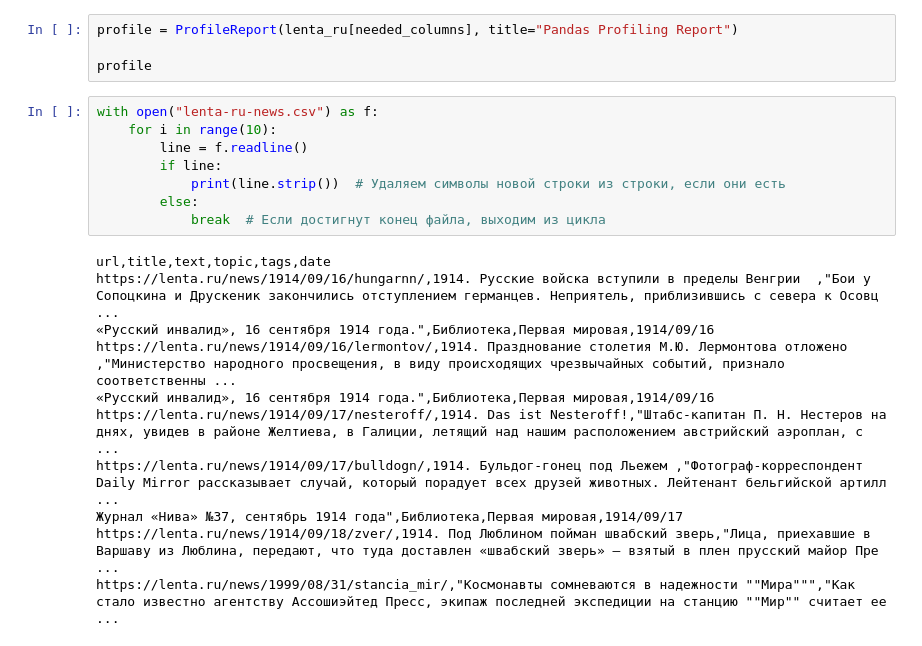
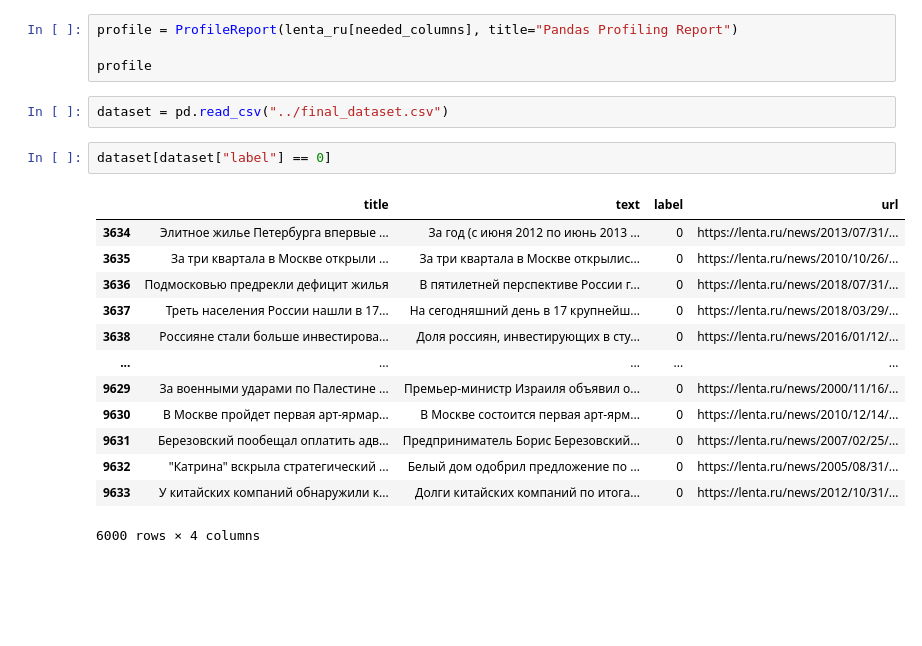
Before and after one commit to nadiaroschina/native-advertising-detection, a Jupyter notebook: data/data_search.ipynb, the cells around one changed output. Saved outputs shown, nothing was run; the diff lists cells and outputs as text; blank space fills up the shorter version.

```diff
--- a/data/data_search.ipynb
+++ b/data/data_search.ipynb
@@ -41,22 +92,21 @@ needed_columns.remove('text')
 profile = ProfileReport(lenta_ru[needed_columns], title="Pandas Profiling Report")
 
 profile
-# %%
-with open("lenta-ru-news.csv") as f:
-    for i in range(10):
-        line = f.readline()
-        if line:
-            print(line.strip())  # Удаляем символы новой строки из строки, если они есть
-        else:
-            break  # Если достигнут конец файла, выходим из цикла
-# %% [output]
-url,title,text,topic,tags,date
-https://lenta.ru/news/1914/09/16/hungarnn/,1914. Русские войска вступили в пределы Венгрии  ,"Бои у Сопоцкина и Друскеник закончились отступлением германцев. Неприятель, приблизившись с севера к Осовц ...
-«Русский инвалид», 16 сентября 1914 года.",Библиотека,Первая мировая,1914/09/16
-https://lenta.ru/news/1914/09/16/lermontov/,1914. Празднование столетия М.Ю. Лермонтова отложено ,"Министерство народного просвещения, в виду происходящих чрезвычайных событий, признало соответственны ...
-«Русский инвалид», 16 сентября 1914 года.",Библиотека,Первая мировая,1914/09/16
-https://lenta.ru/news/1914/09/17/nesteroff/,1914. Das ist Nesteroff!,"Штабс-капитан П. Н. Нестеров на днях, увидев в районе Желтиева, в Галиции, летящий над нашим расположением австрийский аэроплан, с ...
-https://lenta.ru/news/1914/09/17/bulldogn/,1914. Бульдог-гонец под Льежем ,"Фотограф-корреспондент Daily Mirror рассказывает случай, который порадует всех друзей животных. Лейтенант бельгийской артилл ...
-Журнал «Нива» №37, сентябрь 1914 года",Библиотека,Первая мировая,1914/09/17
-https://lenta.ru/news/1914/09/18/zver/,1914. Под Люблином пойман швабский зверь,"Лица, приехавшие в Варшаву из Люблина, передают, что туда доставлен «швабский зверь» — взятый в плен прусский майор Пре ...
-https://lenta.ru/news/1999/08/31/stancia_mir/,"Космонавты сомневаются в надежности ""Мира""","Как стало известно агентству Ассошиэйтед Пресс, экипаж последней экспедиции на станцию ""Мир"" считает ее  ...
+# %%
+dataset = pd.read_csv("../final_dataset.csv")
+# %%
+dataset[dataset["label"] == 0]
+# %% [output]
+|  | title | text | label | url |
+| 3634 | Элитное жилье Петербурга впервые ... | За год (с июня 2012 по июнь 2013 ... | 0 | https://lenta.ru/news/2013/07/31/... |
+| 3635 | За три квартала в Москве открыли ... | За три квартала в Москве открылис... | 0 | https://lenta.ru/news/2010/10/26/... |
+| 3636 | Подмосковью предрекли дефицит жилья | В пятилетней перспективе России г... | 0 | https://lenta.ru/news/2018/07/31/... |
+| 3637 | Треть населения России нашли в 17... | На сегодняшний день в 17 крупнейш... | 0 | https://lenta.ru/news/2018/03/29/... |
+| 3638 | Россияне стали больше инвестирова... | Доля россиян, инвестирующих в сту... | 0 | https://lenta.ru/news/2016/01/12/... |
+| ... | ... | ... | ... | ... |
+| 9629 | За военными ударами по Палестине ... | Премьер-министр Израиля объявил о... | 0 | https://lenta.ru/news/2000/11/16/... |
+| 9630 | В Москве пройдет первая арт-ярмар... | В Москве состоится первая арт-ярм... | 0 | https://lenta.ru/news/2010/12/14/... |
+| 9631 | Березовский пообещал оплатить адв... | Предприниматель Борис Березовский... | 0 | https://lenta.ru/news/2007/02/25/... |
+| 9632 | "Катрина" вскрыла стратегический ... | Белый дом одобрил предложение по ... | 0 | https://lenta.ru/news/2005/08/31/... |
+| 9633 | У китайских компаний обнаружили к... | Долги китайских компаний по итога... | 0 | https://lenta.ru/news/2012/10/31/... |
+6000 rows × 4 columns
```
Also changed, not shown: parts of 9 cells of this notebook, 6 other files.
